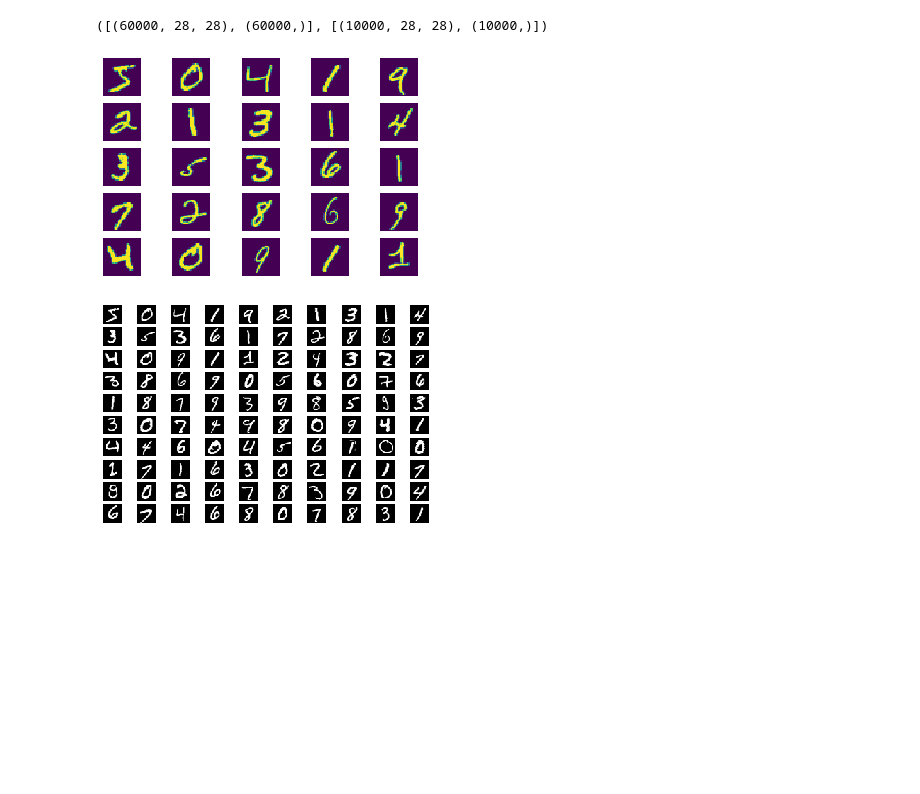
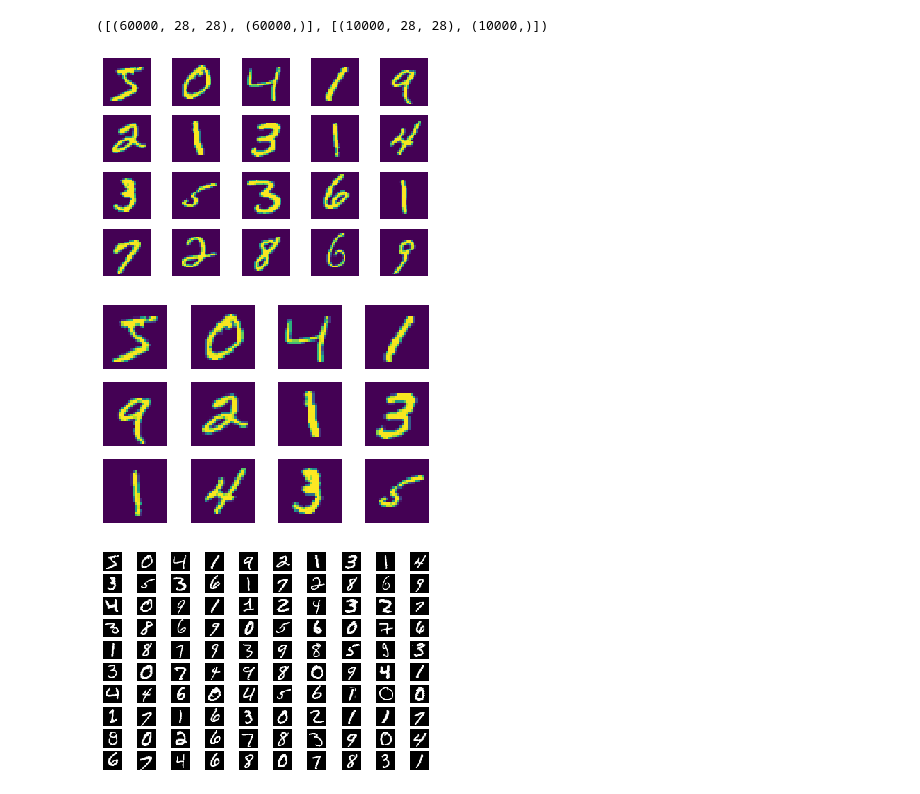
Before and after one commit to saravanabalagi/imshowtools, a Jupyter notebook: example/example.ipynb, the cells around one changed output. Cells and saved outputs as stored; diff of their text form; code cells hidden in the pictures; blank space fills up the shorter version.

```diff
--- a/example/example.ipynb
+++ b/example/example.ipynb
@@ -10,10 +10,12 @@ x_train, x_test = x_train / 255.0, x_test / 255.0
 [x_train.shape, y_train.shape], [x_test.shape, y_test.shape]
 # %% [output]
 ([(60000, 28, 28), (60000,)], [(10000, 28, 28), (10000,)])
-# %%
-imshow(*x_train[:25])
-# %% [output]
-[figure, removed]
+# %%
+imshow(*x_train[:20])
+imshow(*x_train[:12])
+# %% [output]
+[figure, added]
+[figure, added]
 # %%
 imshow(*x_train[:100], cmap='gray')
 # %% [output]
```
Also changed, not shown: 2 other files.
